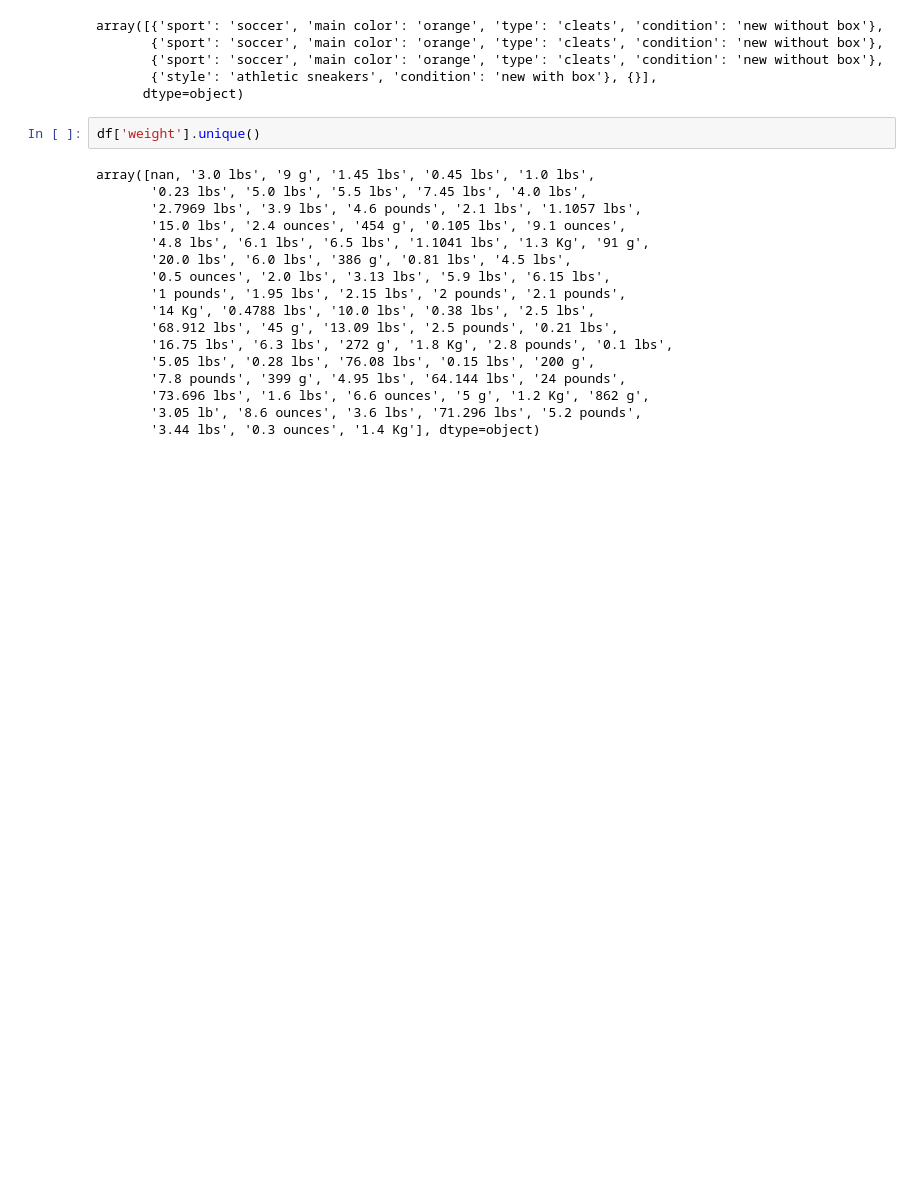
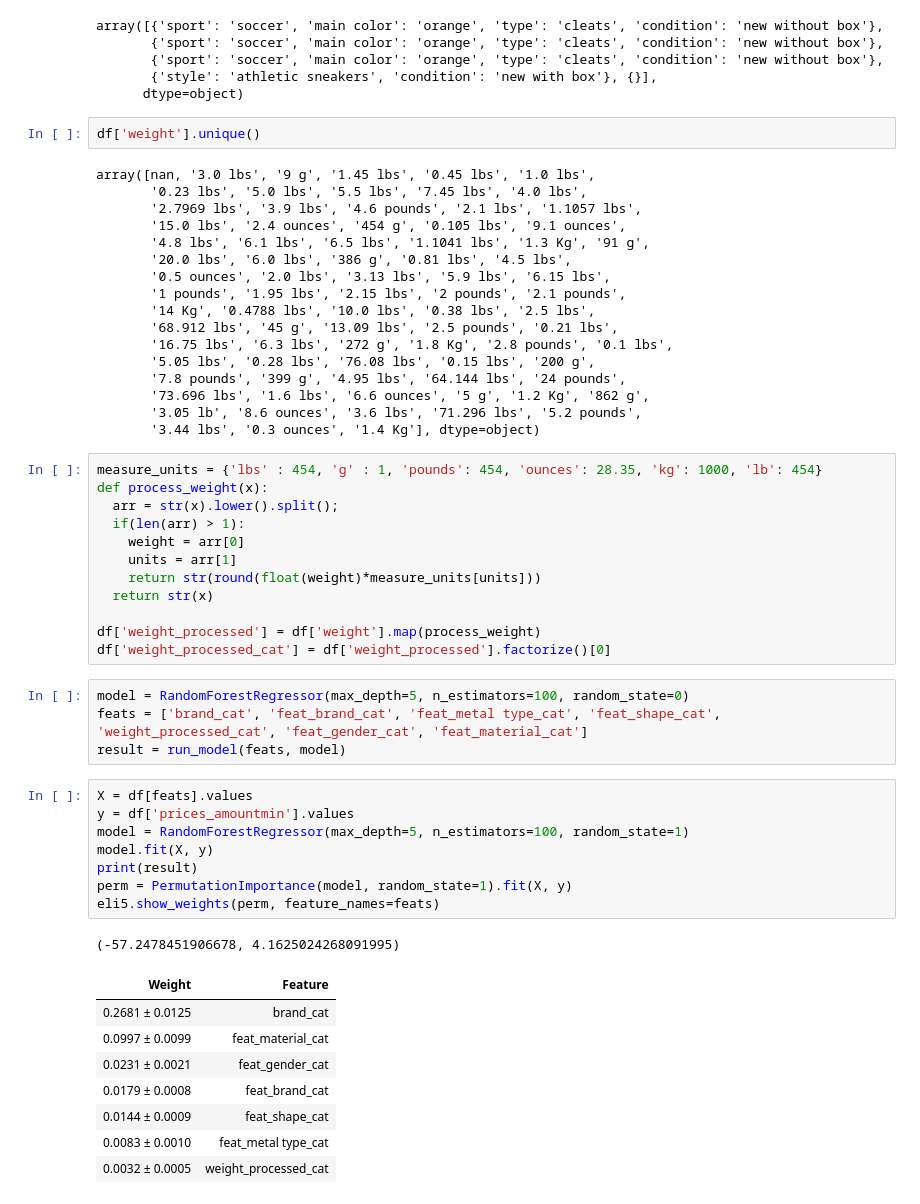
Before and after one commit to marqsmax/dw_matrix, a Jupyter notebook: Day5.ipynb, the cells around one changed output. Cells and saved outputs as stored; diff of their text form; blank space fills up the shorter version.

```diff
--- a/Day5.ipynb
+++ b/Day5.ipynb
@@ -234,3 +236,37 @@ array([nan, '3.0 lbs', '9 g', '1.45 lbs', '0.45 lbs', '1.0 lbs',
        '73.696 lbs', '1.6 lbs', '6.6 ounces', '5 g', '1.2 Kg', '862 g',
        '3.05 lb', '8.6 ounces', '3.6 lbs', '71.296 lbs', '5.2 pounds',
        '3.44 lbs', '0.3 ounces', '1.4 Kg'], dtype=object)
+# %%
+measure_units = {'lbs' : 454, 'g' : 1, 'pounds': 454, 'ounces': 28.35, 'kg': 1000, 'lb': 454}
+def process_weight(x):
+  arr = str(x).lower().split();
+  if(len(arr) > 1):
+    weight = arr[0]
+    units = arr[1]
+    return str(round(float(weight)*measure_units[units]))
+  return str(x)
+
+df['weight_processed'] = df['weight'].map(process_weight)
+df['weight_processed_cat'] = df['weight_processed'].factorize()[0]
+# %%
+model = RandomForestRegressor(max_depth=5, n_estimators=100, random_state=0)
+feats = ['brand_cat', 'feat_brand_cat', 'feat_metal type_cat', 'feat_shape_cat', 'weight_processed_cat', 'feat_gender_cat', 'feat_material_cat']
+result = run_model(feats, model)
+# %%
+X = df[feats].values
+y = df['prices_amountmin'].values
+model = RandomForestRegressor(max_depth=5, n_estimators=100, random_state=1)
+model.fit(X, y)
+print(result)
+perm = PermutationImportance(model, random_state=1).fit(X, y)
+eli5.show_weights(perm, feature_names=feats)
+# %% [output]
+(-57.2478451906678, 4.1625024268091995)
+| Weight | Feature |
+| 0.2681 ± 0.0125 | brand_cat |
+| 0.0997 ± 0.0099 | feat_material_cat |
+| 0.0231 ± 0.0021 | feat_gender_cat |
+| 0.0179 ± 0.0008 | feat_brand_cat |
+| 0.0144 ± 0.0009 | feat_shape_cat |
+| 0.0083 ± 0.0010 | feat_metal type_cat |
+| 0.0032 ± 0.0005 | weight_processed_cat |
```
Also changed, not shown: parts of 8 cells of this notebook.
